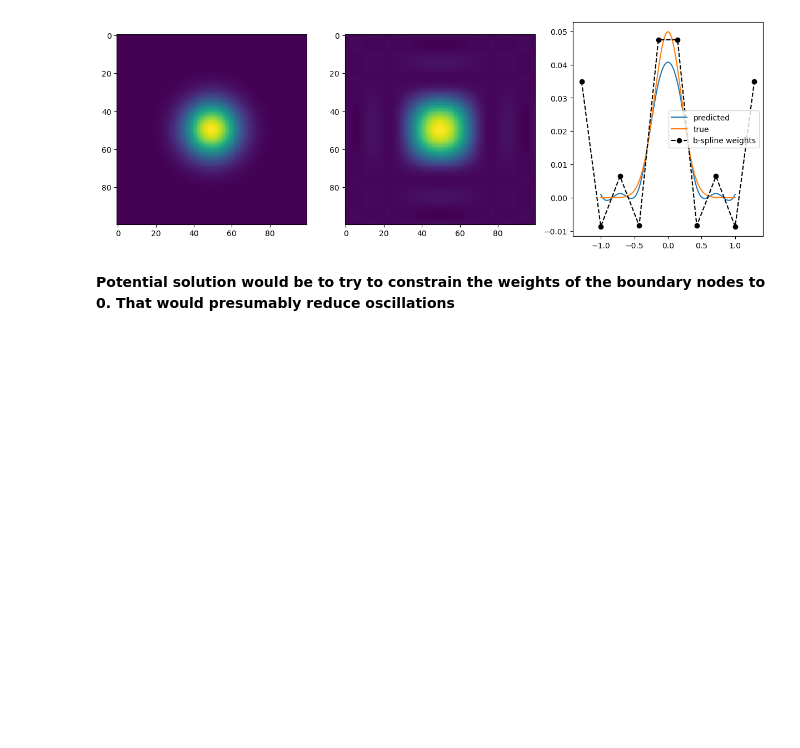
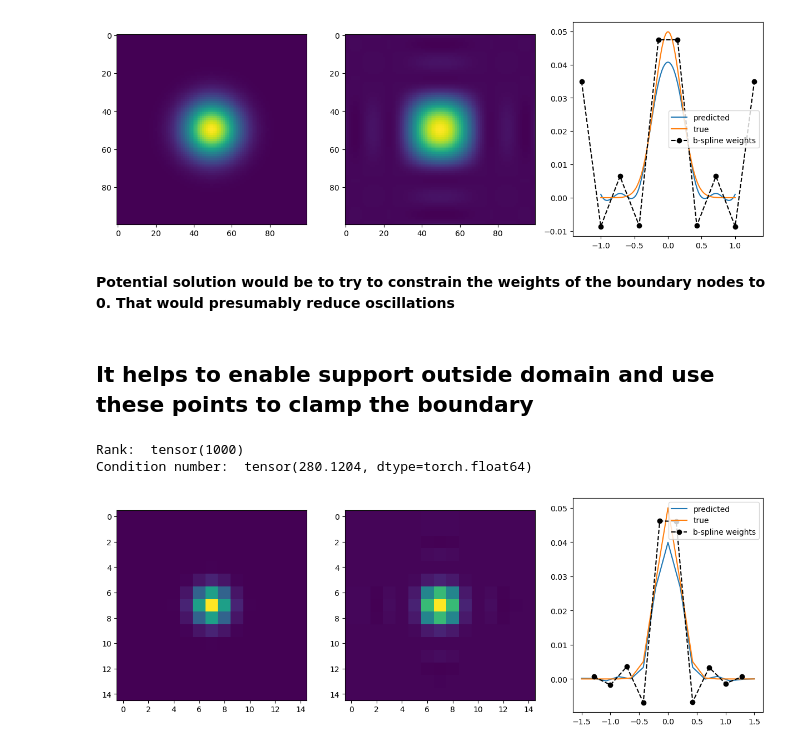
Before and after one commit to CambridgeSolidMechanics/tomography-registration-tools, a Jupyter notebook: examples/bspline_inverse.ipynb, the cells around one changed output. Saved outputs shown, nothing was run; the diff lists cells and outputs as text; code cells hidden in the pictures; blank space fills up the shorter version.

Commit message:
Trying to resolve oscillations by clamping.

```diff
--- a/examples/bspline_inverse.ipynb
+++ b/examples/bspline_inverse.ipynb
@@ -128,3 +128,43 @@ Condition number:  tensor(36385.6950, dtype=torch.float64)
 [figure]
 # %% [markdown]
 **Potential solution would be to try to constrain the weights of the boundary nodes to 0. That would presumably reduce oscillations**
+# %% [markdown]
+## It helps to enable support outside domain and use these points to clamp the boundary
+# %%
+df = GaussianDisplacementField([0.2,0.2,0.2], [0.05,0,0], [0,0,0])
+
+nsamples = 15
+x = torch.linspace(-1.5+1e-4, 1.5-1e-4, nsamples)
+y = torch.linspace(-1.5+1e-4, 1.5-1e-4, nsamples)
+z = torch.linspace(-1.5+1e-4, 1.5-1e-4, nsamples)
+X,Y,Z = torch.meshgrid(x,y,z, indexing='ij')
+u = df.displacement(X, Y, Z, 0)
+fig, ax = plt.subplots(1,3, figsize=(15,5))
+ax[0].imshow(u[:,:,len(z)//2].numpy())
+
+nx = ny = nz = 10
+weights = torch.zeros(1,nx,ny,nz)
+bf = BSplineField(weights, True)
+_x = X.flatten()
+_y = Y.flatten()
+_z = Z.flatten()
+A = bf.get_A_matrix(_x, _y, _z)
+print('Rank: ', torch.linalg.matrix_rank(A))
+print('Condition number: ', torch.linalg.cond(A))
+computed_weights = bf.compute_weights_from_displacement(_x, _y, _z, u.flatten())
+bf.phi_x[0,...] = computed_weights
+# plot the predicted displacement
+u_post = bf.displacement(X, Y, Z, 0)
+ax[1].imshow(u_post[:,:,len(z)//2].numpy())
+ax[2].plot(x.numpy(), u_post[:, len(y)//2, len(z)//2].numpy(), label='predicted')
+ax[2].plot(x.numpy(), u[:, len(y)//2, len(z)//2].numpy(), label='true')
+# plot grid points and weights
+nx,ny,nz = bf.grid_size
+grid_points = bf.origin[0] + bf.spacing[0] * torch.arange(nx)
+ax[2].plot(grid_points.numpy(), bf.phi_x[0,:,ny//2,nz//2], ls='--', c='k', marker='o', label='b-spline weights')
+ax[2].legend()
+plt.show()
+# %% [output]
+Rank:  tensor(1000)
+Condition number:  tensor(280.1204, dtype=torch.float64)
+[figure, added]
```
Also changed, not shown: parts of 1 cell of this notebook.
